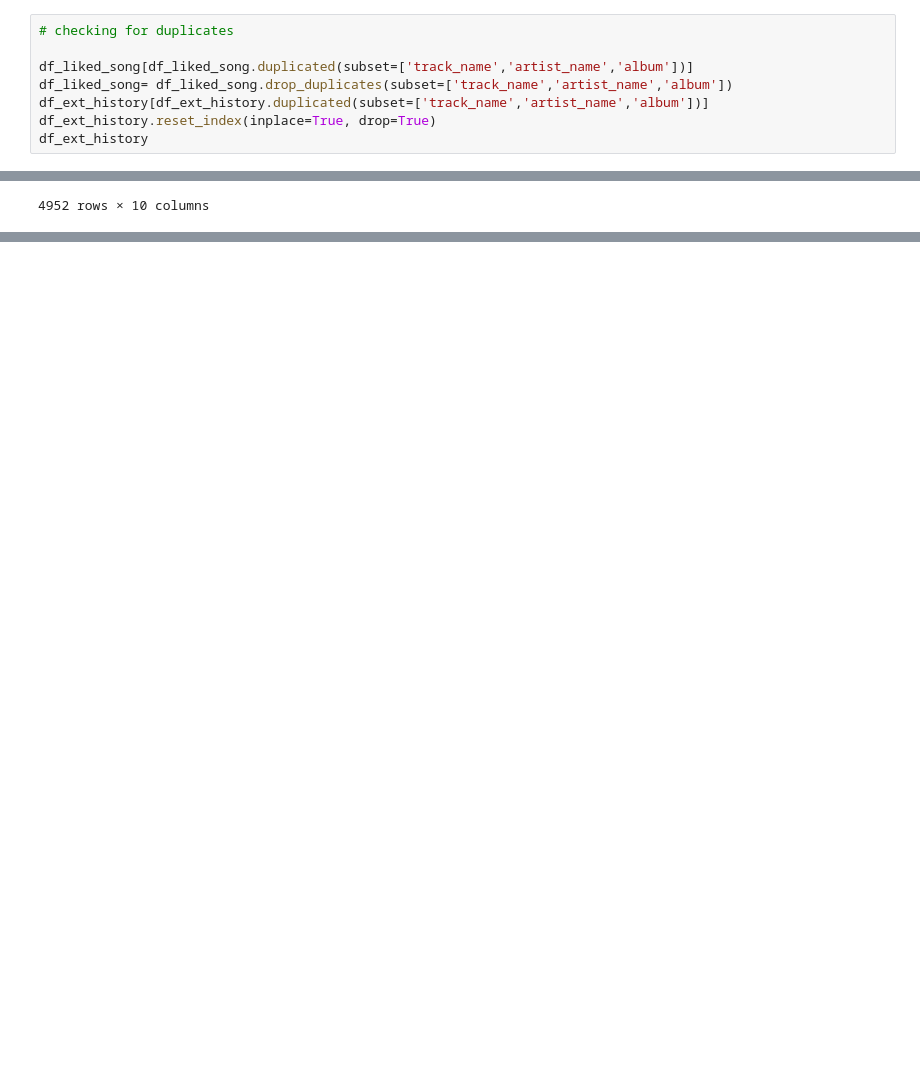
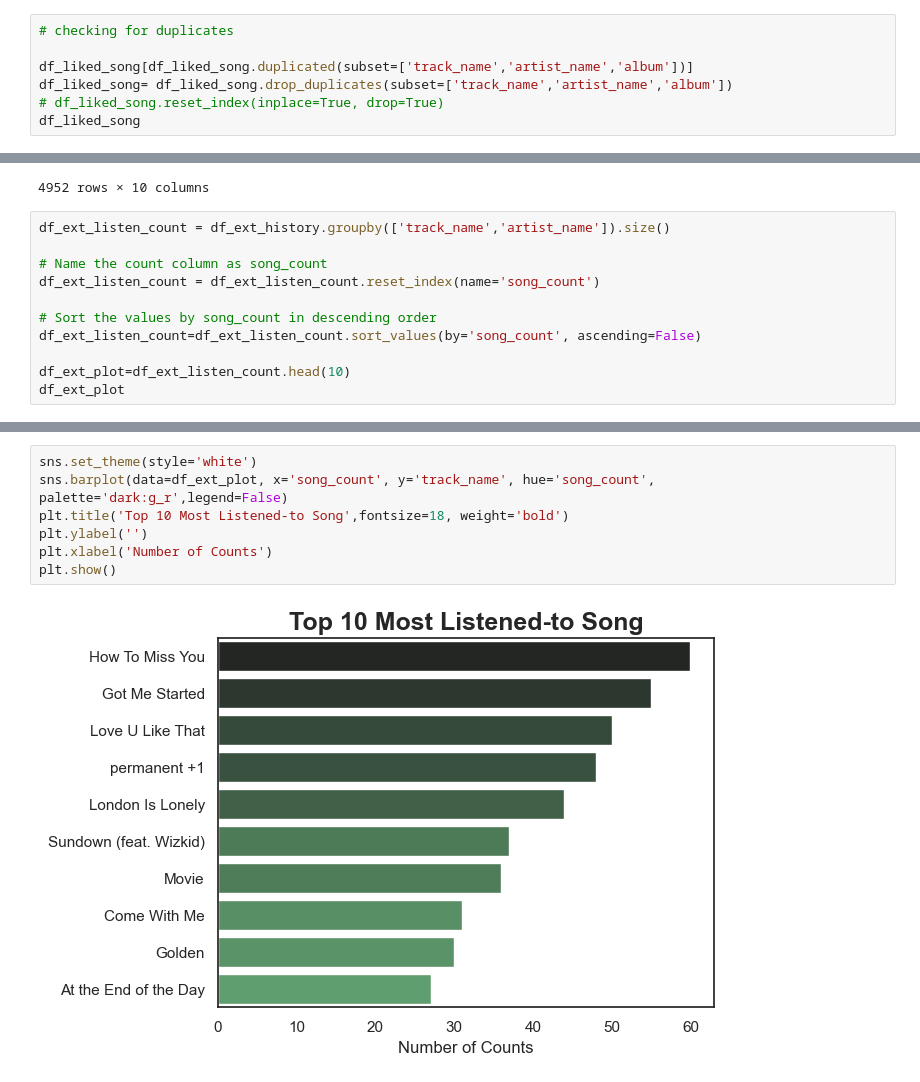
Before and after one commit to Muqeetat/Spotify_EDA, a Jupyter notebook: Spotify_Project/3_Full_Spotify_Data.ipynb, the cells around one changed output, grey strips where cells are left out. Cells and saved outputs as stored; diff of their text form; blank space fills up the shorter version.

```diff
--- a/Spotify_Project/3_Full_Spotify_Data.ipynb
+++ b/Spotify_Project/3_Full_Spotify_Data.ipynb
@@ -48,6 +48,5 @@ df_liked_song.drop('added_year',axis=1,inplace=True)
 
 df_liked_song[df_liked_song.duplicated(subset=['track_name','artist_name','album'])]
 df_liked_song= df_liked_song.drop_duplicates(subset=['track_name','artist_name','album'])
-df_ext_history[df_ext_history.duplicated(subset=['track_name','artist_name','album'])]
-df_ext_history.reset_index(inplace=True, drop=True)
-df_ext_history
+# df_liked_song.reset_index(inplace=True, drop=True)
+df_liked_song
@@ -70,3 +102,14 @@ df_ext_history.merge(df_liked_song,how='left', on=['artist_name','track_name','a
 | 4950 | Takes One To Know One | The Beaches | Takes One To Know One | 2024-08-06 14:43:39 | 167996 | canadian indie rock, toronto indie | 2024-07-12 | 167996.0 | ... |
 | 4951 | Takes One To Know One | The Beaches | Takes One To Know One | 2024-08-06 14:55:14 | 92810 | canadian indie rock, toronto indie | 2024-07-12 | 167996.0 | ... |
 4952 rows × 10 columns
+# %%
+df_ext_listen_count = df_ext_history.groupby(['track_name','artist_name']).size()
+
+# Name the count column as song_count
+df_ext_listen_count = df_ext_listen_count.reset_index(name='song_count')
+
+# Sort the values by song_count in descending order
+df_ext_listen_count=df_ext_listen_count.sort_values(by='song_count', ascending=False)
+
+df_ext_plot=df_ext_listen_count.head(10)
+df_ext_plot
@@ -72,0 +128,9 @@ df_ext_history.merge(df_liked_song,how='left', on=['artist_name','track_name','a
+# %%
+sns.set_theme(style='white')
+sns.barplot(data=df_ext_plot, x='song_count', y='track_name', hue='song_count', palette='dark:g_r',legend=False)
+plt.title('Top 10 Most Listened-to Song',fontsize=18, weight='bold')
+plt.ylabel('')
+plt.xlabel('Number of Counts')
+plt.show()
+# %% [output]
+[figure, added]
```
Also changed, not shown: parts of 3 cells of this notebook, 1 other file.
